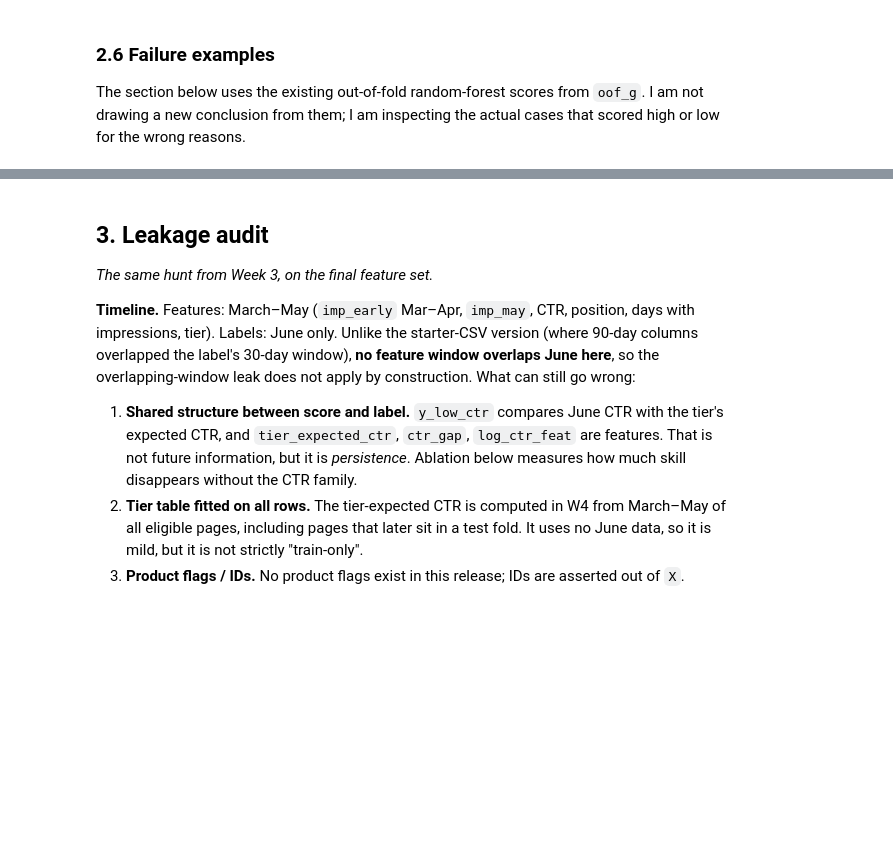
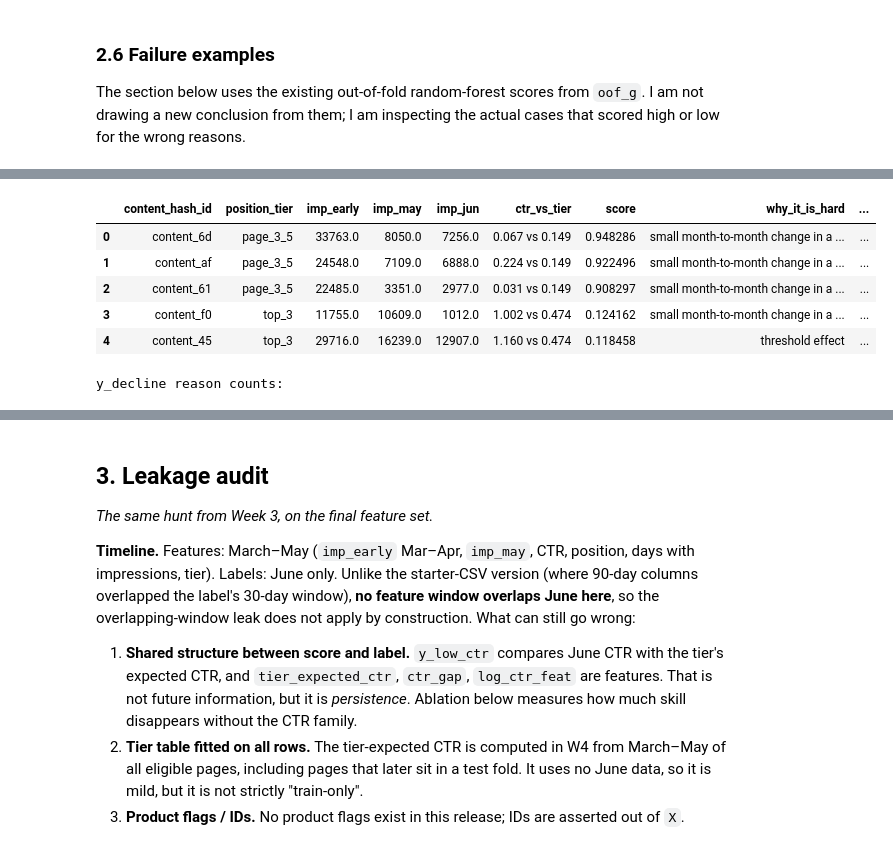
Before and after one commit to LukasDjuric/FlyRank_intership, a Jupyter notebook: work/notebooks/w06_validation_audit.ipynb, the cells around one changed output, grey strips where cells are left out. Cells and saved outputs as stored; diff of their text form; code cells hidden in the pictures; blank space fills up the shorter version.

```diff
--- a/work/notebooks/w06_validation_audit.ipynb
+++ b/work/notebooks/w06_validation_audit.ipynb
@@ -419,49 +419,62 @@ y_low_ctr
 
 The section below uses the existing out-of-fold random-forest scores from `oof_g`. I am not drawing a new conclusion from them; I am inspecting the actual cases that scored high or low for the wrong reasons.
 # %%
-def explain_failure(row):
+def explain_failure(row, label_name):
     reasons = []
-    ctr_gap = float(row["ctr_feat"] - row["tier_expected_ctr"])
-    if abs(ctr_gap) <= 0.04:
-        reasons.append("ctr gap already persistent")
-    if abs(float(row["ctr_feat"]) - 0.20) <= 0.08:
-        reasons.append("threshold effect near the 20% cut")
-    if pd.notna(row["imp_jun"]) and float(row["imp_jun"]) >= float(row["imp_may"]) * 1.05:
-        reasons.append("rebound in June")
-    if float(row["imp_may"]) < 30 or float(row["imp_early"]) < 30:
-        reasons.append("tiny base")
+    if label_name == 'y_decline':
+        if pd.notna(row['imp_may']) and pd.notna(row['imp_jun']):
+            ratio = float(row['imp_jun']) / float(row['imp_may'])
+            if 0.70 <= ratio <= 0.80:
+                reasons.append('threshold effect')
+            if float(row['imp_jun']) >= float(row['imp_may']):
+                reasons.append('rebound in June')
+            if float(row['imp_may']) < 100:
+                reasons.append('tiny base')
+    elif label_name == 'y_low_ctr':
+        if float(row['ctr_feat']) < float(row['tier_expected_ctr']):
+            reasons.append('ctr gap already persistent')
     if not reasons:
-        reasons.append("small month-to-month change in a noisy slice")
-    return "; ".join(reasons[:2])
+        reasons.append('small month-to-month change in a noisy slice')
+    return '; '.join(reasons[:2])
 
 failure_frames = []
 for lab in LABELS:
     valid = df[lab].notna()
-    sub = df.loc[valid, ["content_hash_id", "position_tier", "imp_early", "imp_may", "imp_jun", "ctr_feat", "tier_expected_ctr"]].copy()
-    sub["score"] = oof_g[lab]["random_forest"][valid]
-    sub["label"] = df.loc[valid, lab].astype(int)
-    sub["why_it_is_hard"] = sub.apply(explain_failure, axis=1)
-    wrong = sub[sub["label"] == 0].sort_values("score", ascending=False).head(3).copy()
-    wrong["example_type"] = "confident wrong call (label 0)"
-    wrong["lab"] = lab
-    pos = sub[sub["label"] == 1].copy()
-    miss_cut = pos["score"].quantile(0.30) if len(pos) else np.nan
+    sub = df.loc[valid, ['content_hash_id', 'position_tier', 'imp_early', 'imp_may', 'imp_jun', 'ctr_feat', 'tier_expected_ctr']].copy()
+    sub['score'] = oof_g[lab]['random_forest'][valid]
+    sub['label'] = df.loc[valid, lab].astype(int)
+    sub['why_it_is_hard'] = sub.apply(lambda r: explain_failure(r, lab), axis=1)
+    wrong = sub[sub['label'] == 0].sort_values('score', ascending=False).head(3).copy()
+    wrong['example_type'] = 'confident wrong call (label 0)'
+    wrong['lab'] = lab
+    pos = sub[sub['label'] == 1].copy()
+    miss_cut = pos['score'].quantile(0.30) if len(pos) else np.nan
     if len(pos):
-        miss = pos[pos["score"] <= miss_cut].sort_values("score").head(2).copy()
+        miss = pos[pos['score'] <= miss_cut].sort_values('score').head(2).copy()
     else:
-        miss = pd.DataFrame(columns=sub.columns.tolist() + ["example_type", "lab"])
-    miss["example_type"] = "miss (label 1, bottom 30% score)"
-    miss["lab"] = lab
+        miss = pd.DataFrame(columns=sub.columns.tolist() + ['example_type', 'lab'])
+    miss['example_type'] = 'miss (label 1, bottom 30% score)'
+    miss['lab'] = lab
     failure_frames.append(pd.concat([wrong, miss], ignore_index=True))
 
 for lab in LABELS:
-    frames = [f for f in failure_frames if f["lab"].iloc[0] == lab]
+    frames = [f for f in failure_frames if f['lab'].iloc[0] == lab]
     if not frames:
         continue
     out = frames[0].copy()
-    out["content_hash_id"] = out["content_hash_id"].astype(str).str[:10]
-    out["ctr_vs_tier"] = out.apply(lambda r: f"{float(r["ctr_feat"]):.3f} vs {float(r["tier_expected_ctr"]):.3f}", axis=1)
+    out['content_hash_id'] = out['content_hash_id'].astype(str).str[:10]
+    out['ctr_vs_tier'] = out.apply(lambda r: '{:.3f} vs {:.3f}'.format(float(r['ctr_feat']), float(r['tier_expected_ctr'])), axis=1)
     print(f"\n{lab}: confident wrong calls and misses from the forest score")
-    cols = ["content_hash_id", "position_tier", "imp_early", "imp_may", "imp_jun", "ctr_vs_tier", "score", "why_it_is_hard", "example_type"]
-    display(out[cols].sort_values(["example_type", "score"], ascending=[True, False]).reset_index(drop=True))
+    cols = ['content_hash_id', 'position_tier', 'imp_early', 'imp_may', 'imp_jun', 'ctr_vs_tier', 'score', 'why_it_is_hard', 'example_type']
+    display(out[cols].sort_values(['example_type', 'score'], ascending=[True, False]).reset_index(drop=True))
+    print(f"\n{lab} reason counts:")
+    reason_counts = (
+        out['why_it_is_hard']
+        .str.split('; ')
+        .explode()
+        .value_counts()
+        .rename_axis('reason')
+        .reset_index(name='count')
+    )
+    display(reason_counts)
 # %% [output]
@@ -468,0 +482,7 @@ SyntaxError: f-string: unmatched '[' (915118792.py, line 42)
+|  | content_hash_id | position_tier | imp_early | imp_may | imp_jun | ctr_vs_tier | score | why_it_is_hard | ... |
+| 0 | content_6d | page_3_5 | 33763.0 | 8050.0 | 7256.0 | 0.067 vs 0.149 | 0.948286 | small month-to-month change in a ... | ... |
+| 1 | content_af | page_3_5 | 24548.0 | 7109.0 | 6888.0 | 0.224 vs 0.149 | 0.922496 | small month-to-month change in a ... | ... |
+| 2 | content_61 | page_3_5 | 22485.0 | 3351.0 | 2977.0 | 0.031 vs 0.149 | 0.908297 | small month-to-month change in a ... | ... |
+| 3 | content_f0 | top_3 | 11755.0 | 10609.0 | 1012.0 | 1.002 vs 0.474 | 0.124162 | small month-to-month change in a ... | ... |
+| 4 | content_45 | top_3 | 29716.0 | 16239.0 | 12907.0 | 1.160 vs 0.474 | 0.118458 | threshold effect | ... |
+y_decline reason counts:
```
Also changed, not shown: parts of 14 cells of this notebook, 10 other files.
